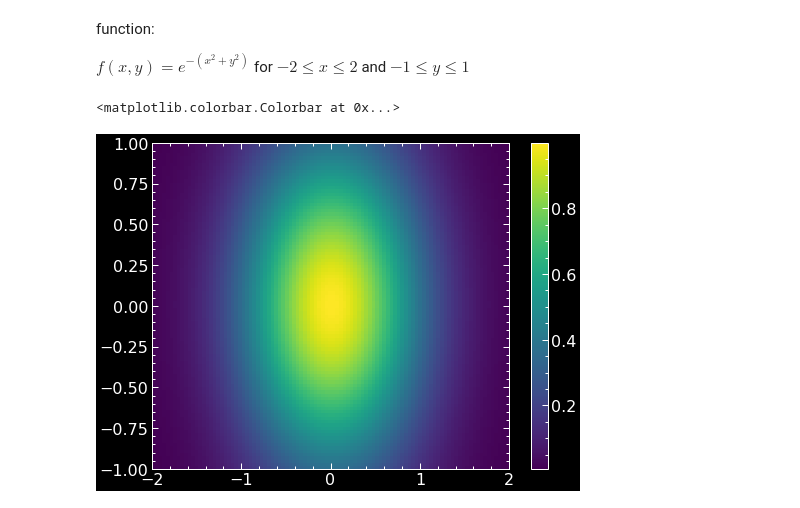
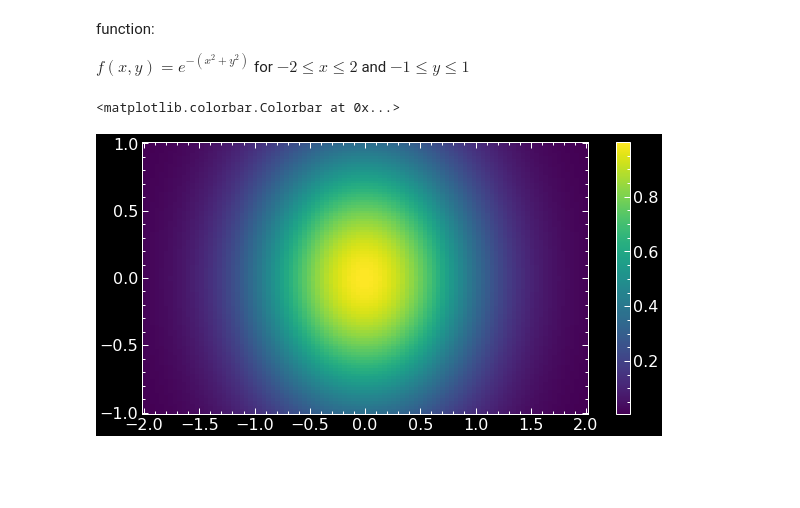
Before and after one commit to adamszymanowski/mr-p-solver, a Jupyter notebook: shorts/meshgrid_1.ipynb, the cells around one changed output. Saved outputs shown, nothing was run; the diff lists cells and outputs as text; code cells hidden in the pictures; blank space fills up the shorter version.

```diff
--- a/shorts/meshgrid_1.ipynb
+++ b/shorts/meshgrid_1.ipynb
@@ -76,12 +97,13 @@ $ f(x, y) = e^{-(x^2+y^2)} $ for $ -2 \leq x \leq 2 $ and $ -1 \leq y \leq 1  $
 # %%
 x = np.linspace(-2, 2, 100)
 y = np.linspace(-1, 1, 100)
 xv, yv = np.meshgrid(x, y)
 
 f2 = np.exp(-xv**2-yv**2)
 
+plt.figure(figsize=(10,5))
 plt.pcolormesh(xv, yv, f2, shading='nearest')
 plt.colorbar()
 # %% [output]
 <matplotlib.colorbar.Colorbar at 0x...>
-[figure, old version]
+[figure, new version]
```
Also changed, not shown: parts of 4 cells of this notebook.
